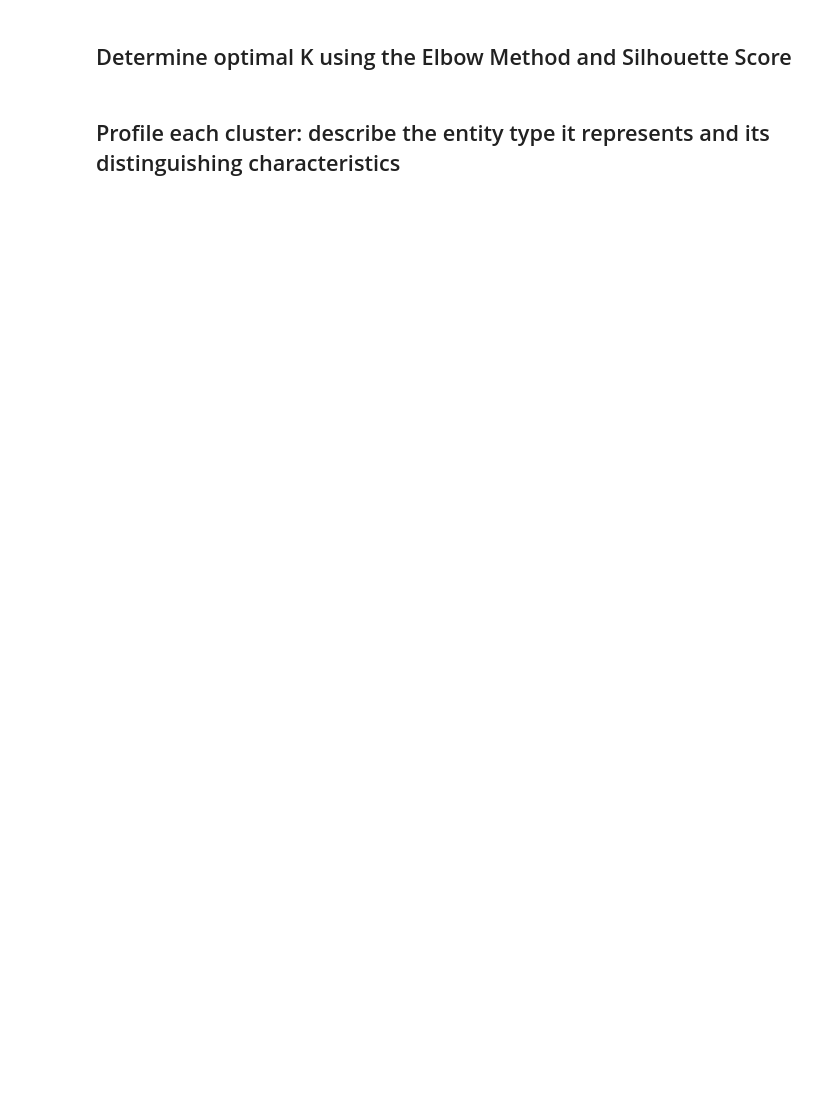
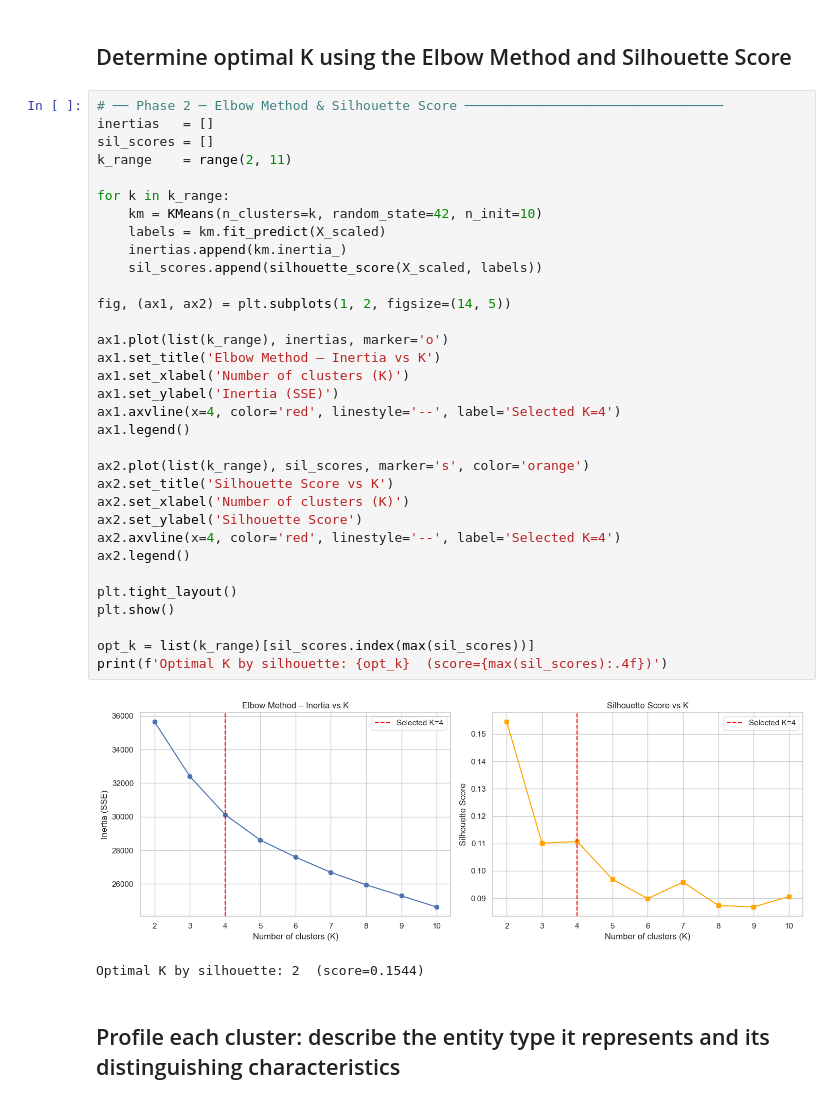
Before and after one commit to Kelompok4-PPTI20/data-mining, a Jupyter notebook: notebooks/notebook.ipynb, the cells around one changed output. Saved outputs shown, nothing was run; the diff lists cells and outputs as text; blank space fills up the shorter version.

```diff
--- a/notebooks/notebook.ipynb
+++ b/notebooks/notebook.ipynb
@@ -401,4 +493,40 @@ Cleaned dataset saved successfully to '../data/processed/churn_clean.csv'.
 # %% [markdown]
 ## Determine optimal K using the Elbow Method and Silhouette Score
+# %%
+# ── Phase 2 ─ Elbow Method & Silhouette Score ─────────────────────────────────
+inertias   = []
+sil_scores = []
+k_range    = range(2, 11)
+
+for k in k_range:
+    km = KMeans(n_clusters=k, random_state=42, n_init=10)
+    labels = km.fit_predict(X_scaled)
+    inertias.append(km.inertia_)
+    sil_scores.append(silhouette_score(X_scaled, labels))
+
+fig, (ax1, ax2) = plt.subplots(1, 2, figsize=(14, 5))
+
+ax1.plot(list(k_range), inertias, marker='o')
+ax1.set_title('Elbow Method – Inertia vs K')
+ax1.set_xlabel('Number of clusters (K)')
+ax1.set_ylabel('Inertia (SSE)')
+ax1.axvline(x=4, color='red', linestyle='--', label='Selected K=4')
+ax1.legend()
+
+ax2.plot(list(k_range), sil_scores, marker='s', color='orange')
+ax2.set_title('Silhouette Score vs K')
+ax2.set_xlabel('Number of clusters (K)')
+ax2.set_ylabel('Silhouette Score')
+ax2.axvline(x=4, color='red', linestyle='--', label='Selected K=4')
+ax2.legend()
+
+plt.tight_layout()
+plt.show()
+
+opt_k = list(k_range)[sil_scores.index(max(sil_scores))]
+print(f'Optimal K by silhouette: {opt_k}  (score={max(sil_scores):.4f})')
+# %% [output]
+[figure, added]
+Optimal K by silhouette: 2  (score=0.1544)
 # %% [markdown]
 ## Profile each cluster: describe the entity type it represents and its distinguishing characteristics
```
Also changed, not shown: parts of 16 cells of this notebook, 5 other files.
